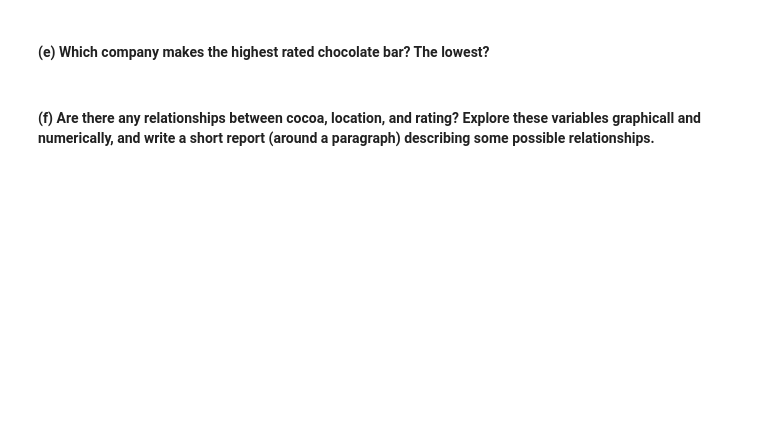
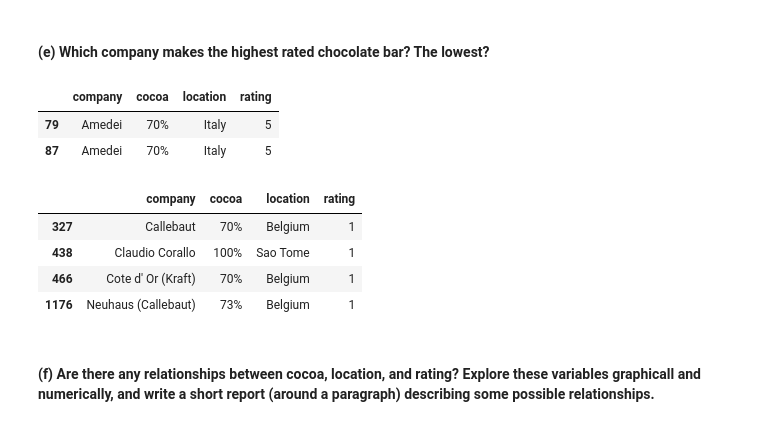
Before and after one commit to dskrenta/appm-4570, a Jupyter notebook: week2/hwk2_Sp18_appm4570-computational.ipynb, the cells around one changed output. Saved outputs shown, nothing was run; the diff lists cells and outputs as text; code cells hidden in the pictures; blank space fills up the shorter version.

```diff
--- a/week2/hwk2_Sp18_appm4570-computational.ipynb
+++ b/week2/hwk2_Sp18_appm4570-computational.ipynb
@@ -225,4 +305,16 @@ mean(sample, trim=0.5)
 # %% [markdown]
 #### (e) Which company makes the highest rated chocolate bar? The lowest?
+# %%
+new[new$rating == max(new$rating),]
+new[new$rating == min(new$rating),]
+# %% [output]
+|  | company | cocoa | location | rating |
+| 79 | Amedei | 70% | Italy | 5 |
+| 87 | Amedei | 70% | Italy | 5 |
+|  | company | cocoa | location | rating |
+| 327 | Callebaut | 70% | Belgium | 1 |
+| 438 | Claudio Corallo | 100% | Sao Tome | 1 |
+| 466 | Cote d' Or (Kraft) | 70% | Belgium | 1 |
+| 1176 | Neuhaus (Callebaut) | 73% | Belgium | 1 |
 # %% [markdown]
 #### (f) Are there any relationships between cocoa, location, and rating? Explore these variables graphicall and numerically, and write a short report (around a paragraph) describing some possible relationships.
```
Also changed, not shown: parts of 7 cells of this notebook, 1 other file.
